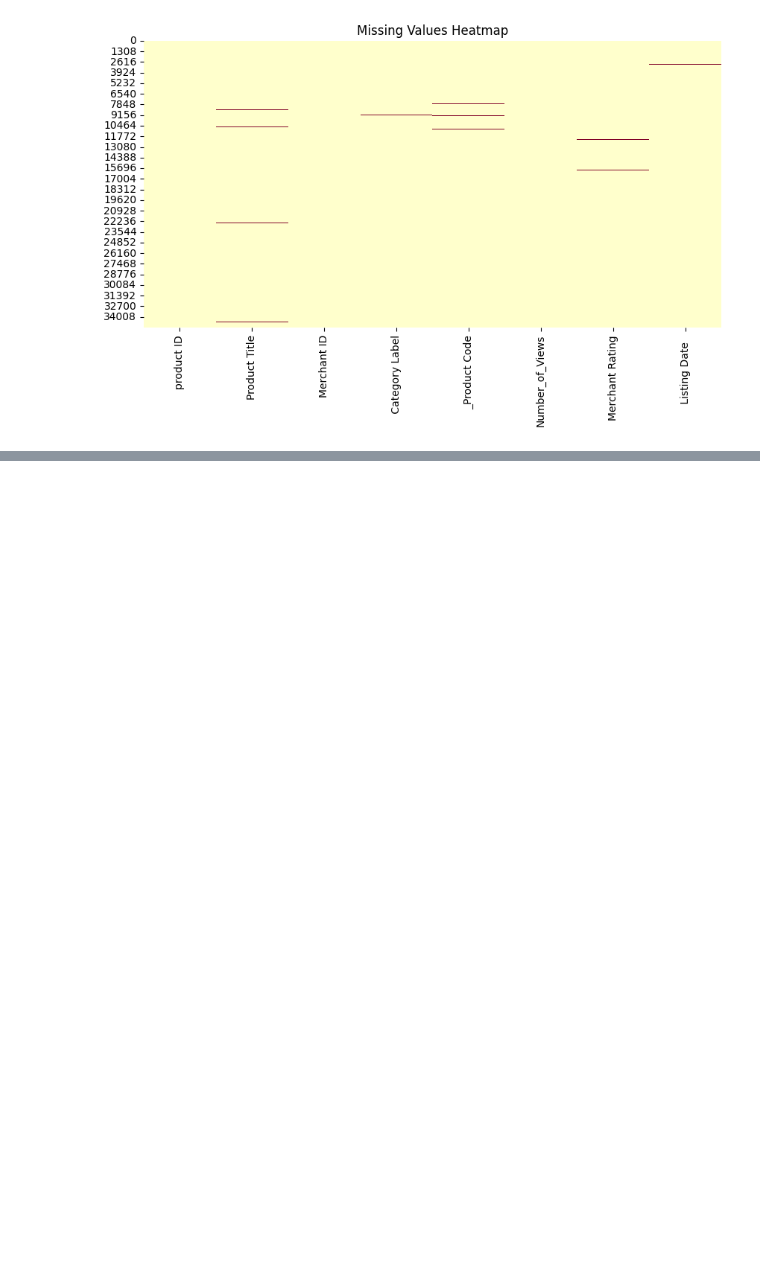
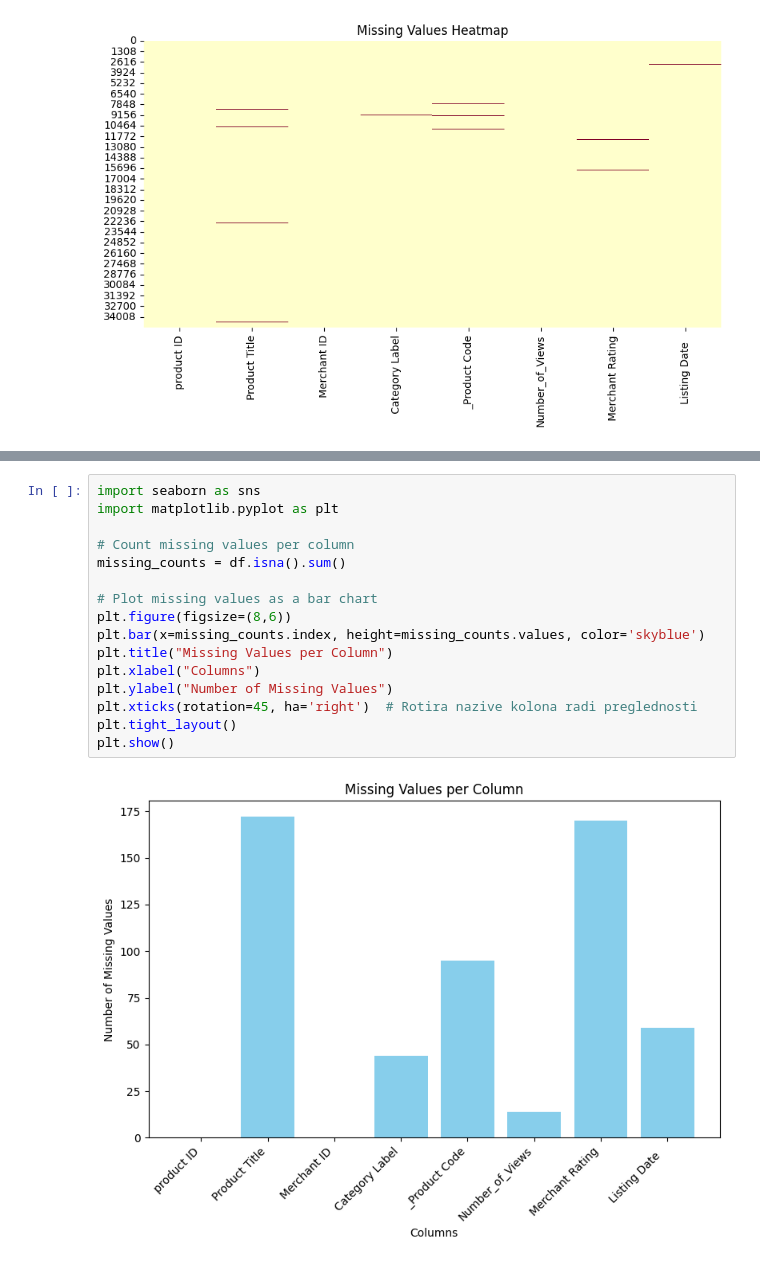
Before and after one commit to migo2555/ml-product-category-prediction-based-on-title-, a Jupyter notebook: product_category_prediction.ipynb, the cells around one changed output, grey strips where cells are left out. Cells and saved outputs as stored; diff of their text form; blank space fills up the shorter version.

```diff
--- a/product_category_prediction.ipynb
+++ b/product_category_prediction.ipynb
@@ -144,0 +171,18 @@ plt.show()
+# %%
+import seaborn as sns
+import matplotlib.pyplot as plt
+
+# Count missing values per column
+missing_counts = df.isna().sum()
+
+# Plot missing values as a bar chart
+plt.figure(figsize=(8,6))
+plt.bar(x=missing_counts.index, height=missing_counts.values, color='skyblue')
+plt.title("Missing Values per Column")
+plt.xlabel("Columns")
+plt.ylabel("Number of Missing Values")
+plt.xticks(rotation=45, ha='right')  # Rotira nazive kolona radi preglednosti
+plt.tight_layout()
+plt.show()
+# %% [output]
+[figure, added]
```
Also changed, not shown: parts of 7 cells of this notebook.
